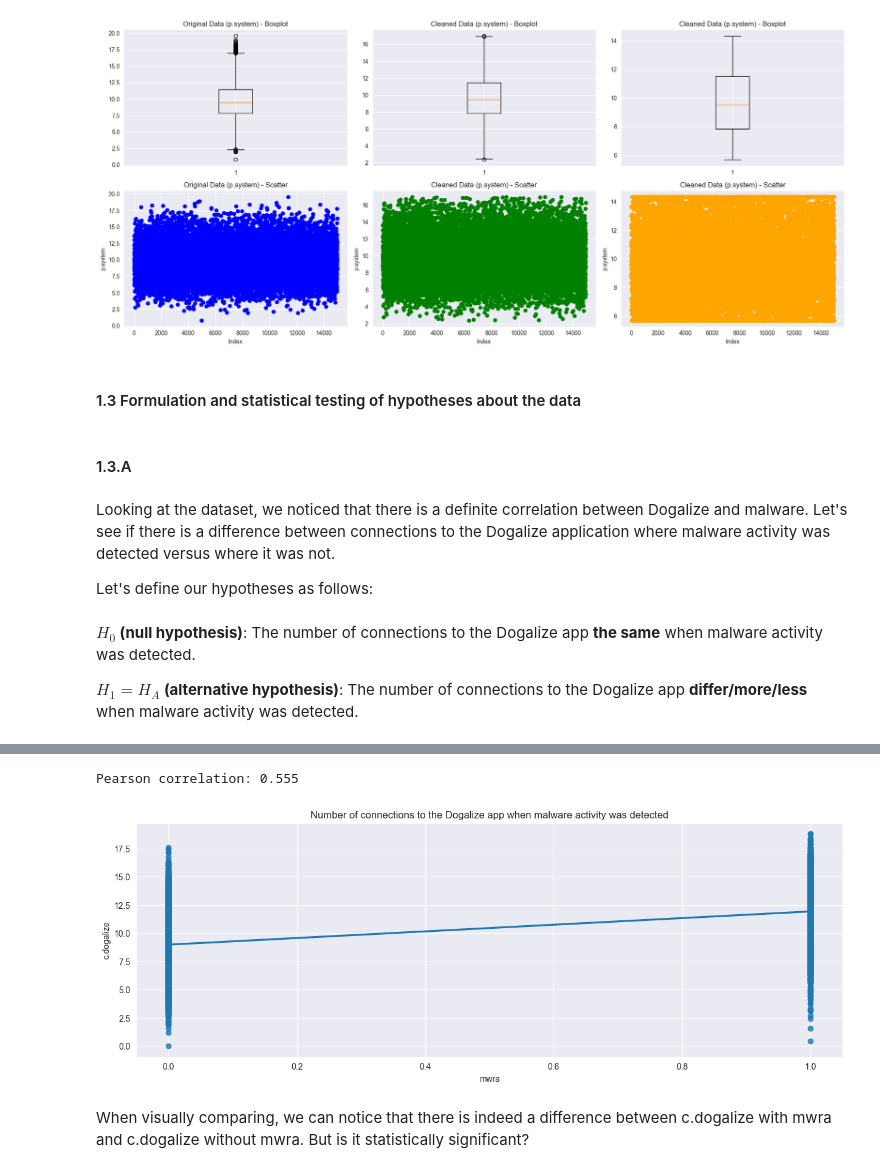
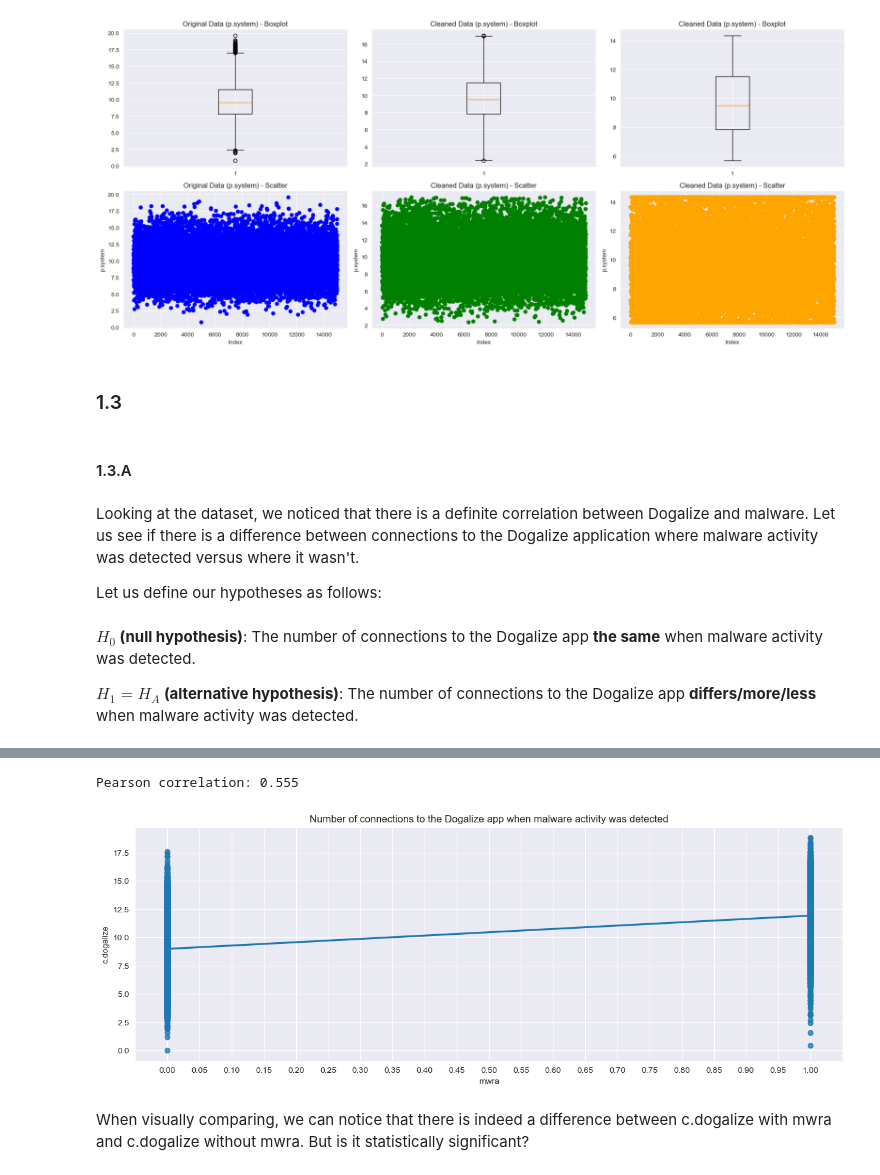
Before and after one commit to justAnArthur/iau-quest, a Jupyter notebook: index.ipynb, the cells around one changed output, grey strips where cells are left out. Cells and saved outputs as stored; diff of their text form; code cells hidden in the pictures.

```diff
--- a/index.ipynb
+++ b/index.ipynb
@@ -715,17 +715,17 @@ for index, attribute in enumerate(significant_attributes):
 [figure]
 [figure]
 # %% [markdown]
-#### 1.3  Formulation and statistical testing of hypotheses about the data
+### 1.3
 # %% [markdown]
 #### 1.3.A
 # %% [markdown]
-Looking at the dataset, we noticed that there is a definite correlation between Dogalize and malware. Let's see if there is a difference between connections to the Dogalize application where malware activity was detected versus where it was not.
+Looking at the dataset, we noticed that there is a definite correlation between Dogalize and malware. Let us see if there is a difference between connections to the Dogalize application where malware activity was detected versus where it wasn't.
 
-Let's define our hypotheses as follows:
+Let us define our hypotheses as follows:
 # %% [markdown]
-**$H_0$ (null hypothesis)**:  The number of connections to the Dogalize app **the same** when malware activity was detected.
+**$H_0$ (null hypothesis)**: The number of connections to the Dogalize app **the same** when malware activity was detected.
 
-**$H_1 = H_A$ (alternative hypothesis)**: The number of connections to the Dogalize app **differ/more/less** when malware activity was detected.
+**$H_1 = H_A$ (alternative hypothesis)**: The number of connections to the Dogalize app **differs/more/less** when malware activity was detected.
 # %%
 fig, axes = plt.subplots(figsize=(15, 5))
 sns.boxplot(x='mwra', y='c.dogalize', data=connections)
@@ -736,14 +736,15 @@ plt.show()
 # %%
 fig, axes = plt.subplots(figsize=(15, 5))
 sns.regplot(x="mwra", y="c.dogalize", data=connections)
 print("Pearson correlation: %.3f" % connections['mwra'].corr(connections['c.dogalize']))
 
 plt.title('Number of connections to the Dogalize app when malware activity was detected')
 plt.grid(True)
+plt.xticks(np.arange(0, 1.05, 0.05))
 plt.show()
 # %% [output]
 Pearson correlation: 0.555
-[figure, old version]
+[figure, new version]
 # %% [markdown]
 
 When visually comparing, we can notice that there is indeed a difference between c.dogalize with mwra and c.dogalize without mwra.
```
Also changed, not shown: parts of 28 cells of this notebook.
